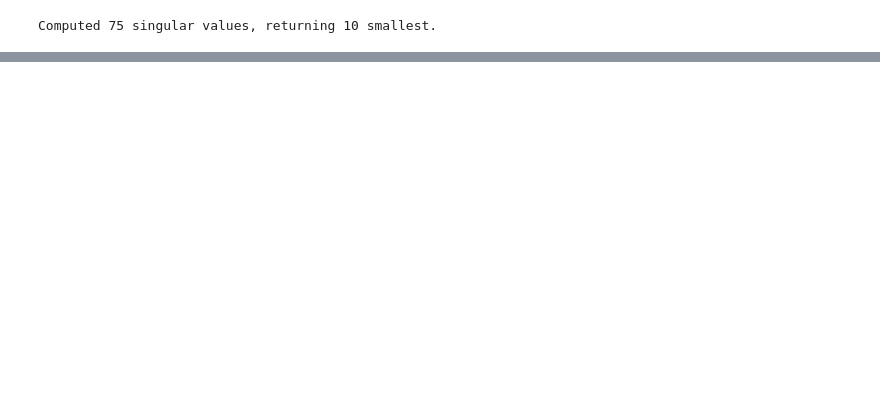
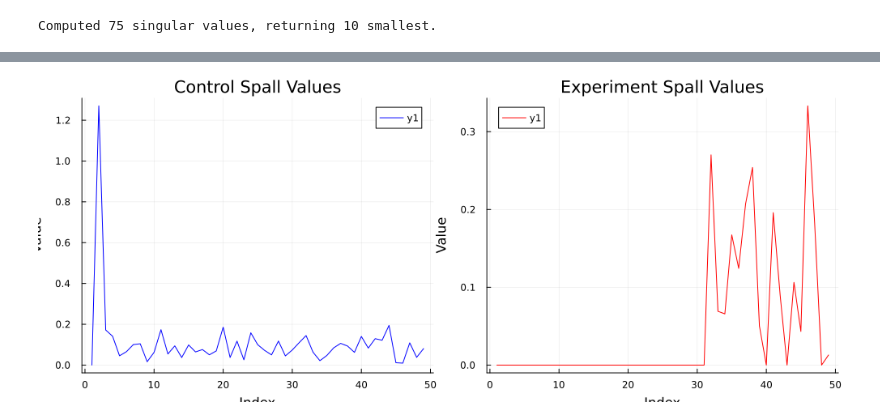
Before and after one commit to thetensor-space/OpenDleto, a Jupyter notebook: labs/clusters/Chiseling101.ipynb, the cells around one changed output, grey strips where cells are left out. Cells and saved outputs as stored; diff of their text form; code cells hidden in the pictures; blank space fills up the shorter version.

```diff
--- a/labs/clusters/Chiseling101.ipynb
+++ b/labs/clusters/Chiseling101.ipynb
@@ -58,0 +89,6 @@ plot(spall.values, marker=:circle, legend=false, xlabel="Index", ylabel="Value",
+# %%
+p1 = plot(diff(ctr_spall.values[1:50]),  xlabel="Index", ylabel="Value", title="Control Spall Values", color=:blue)
+p2 = plot(diff(exp_spall.values[1:50]),  xlabel="Index", ylabel="Value", title="Experiment Spall Values", color=:red)
+plot(p1, p2, layout=(1,2), size=(1000, 400))
+# %% [output]
+[figure, added]
```
Also changed, not shown: parts of 17 cells of this notebook, 15 other files.
